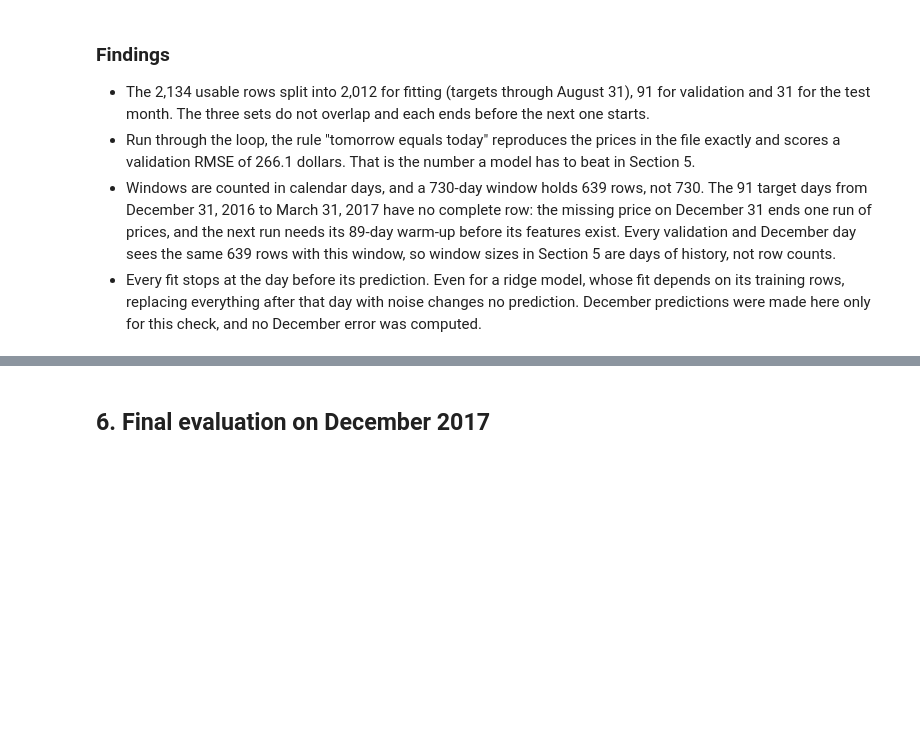
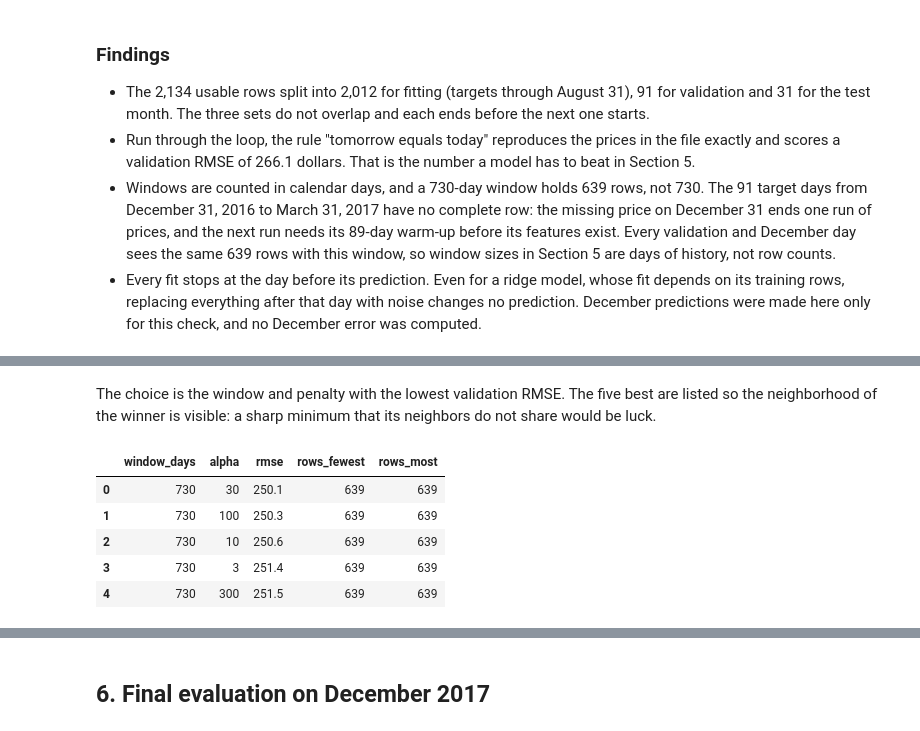
Before and after one commit to alexhubenthal/alexhubenthal-btc-chainlet-hw2, a Jupyter notebook: btc_chainlet_xai.ipynb, the cells around one changed output, grey strips where cells are left out. Drawn from its saved outputs; the diff is of its cells as text; code cells hidden in the pictures; blank space fills up the shorter version.

```diff
--- a/btc_chainlet_xai.ipynb
+++ b/btc_chainlet_xai.ipynb
@@ -919,0 +996,21 @@ assert_no_leak(table, scenarios, make_ridge, CHECK_WINDOW_DAYS)
+# %% [markdown]
+The choice is the window and penalty with the lowest validation RMSE. The five best are listed so the
+neighborhood of the winner is visible: a sharp minimum that its neighbors do not share would be luck.
+# %%
+ranked = grid.sort_values("rmse").reset_index(drop=True)
+best = ranked.iloc[0]
+WINDOW_DAYS, ALPHA = int(best["window_days"]), float(best["alpha"])
+
+
+def make_final():
+    return Ridge(alpha=ALPHA)
+
+
+ranked.head(5).round(1)
+# %% [output]
+|  | window_days | alpha | rmse | rows_fewest | rows_most |
+| 0 | 730 | 30 | 250.1 | 639 | 639 |
+| 1 | 730 | 100 | 250.3 | 639 | 639 |
+| 2 | 730 | 10 | 250.6 | 639 | 639 |
+| 3 | 730 | 3 | 251.4 | 639 | 639 |
+| 4 | 730 | 300 | 251.5 | 639 | 639 |
```
Also changed, not shown: parts of 9 cells of this notebook.
